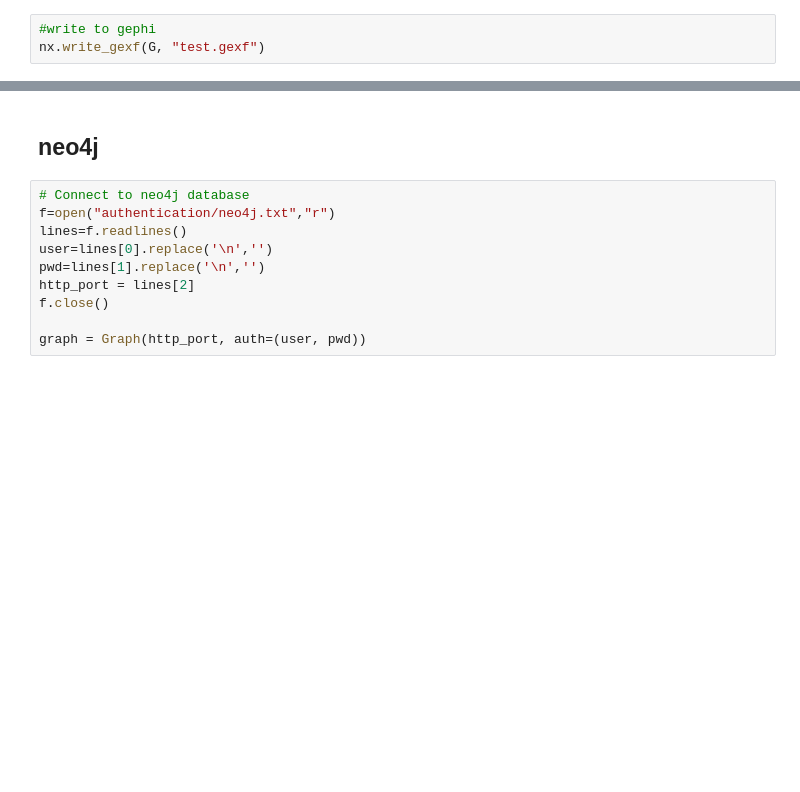
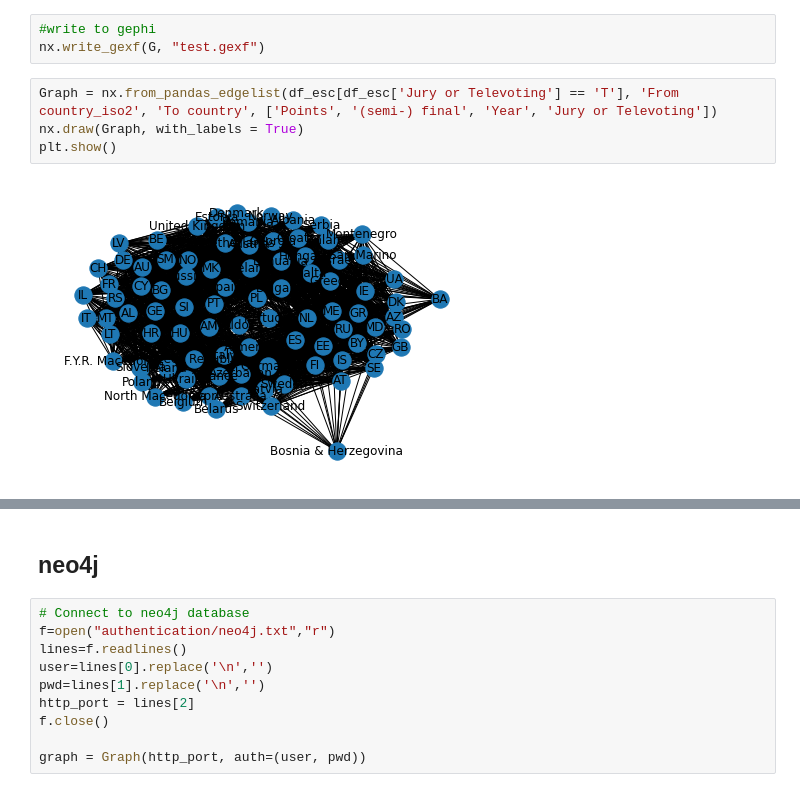
Before and after one commit to VLjoris/MDA-Eurovision-project---Group-Iceland, a Jupyter notebook: Eurovision project Notebook.ipynb, the cells around one changed output, grey strips where cells are left out. Saved outputs shown, nothing was run; the diff lists cells and outputs as text; blank space fills up the shorter version.

Commit message:
added graph

```diff
--- a/Eurovision project Notebook.ipynb
+++ b/Eurovision project Notebook.ipynb
@@ -709,3 +773,9 @@ plt.show()
 # %%
 #write to gephi
 nx.write_gexf(G, "test.gexf")
+# %%
+Graph = nx.from_pandas_edgelist(df_esc[df_esc['Jury or Televoting'] == 'T'], 'From country_iso2', 'To country', ['Points', '(semi-) final', 'Year', 'Jury or Televoting'])
+nx.draw(Graph, with_labels = True)
+plt.show()
+# %% [output]
+[figure, added]
```
Also changed, not shown: parts of 26 cells of this notebook.
